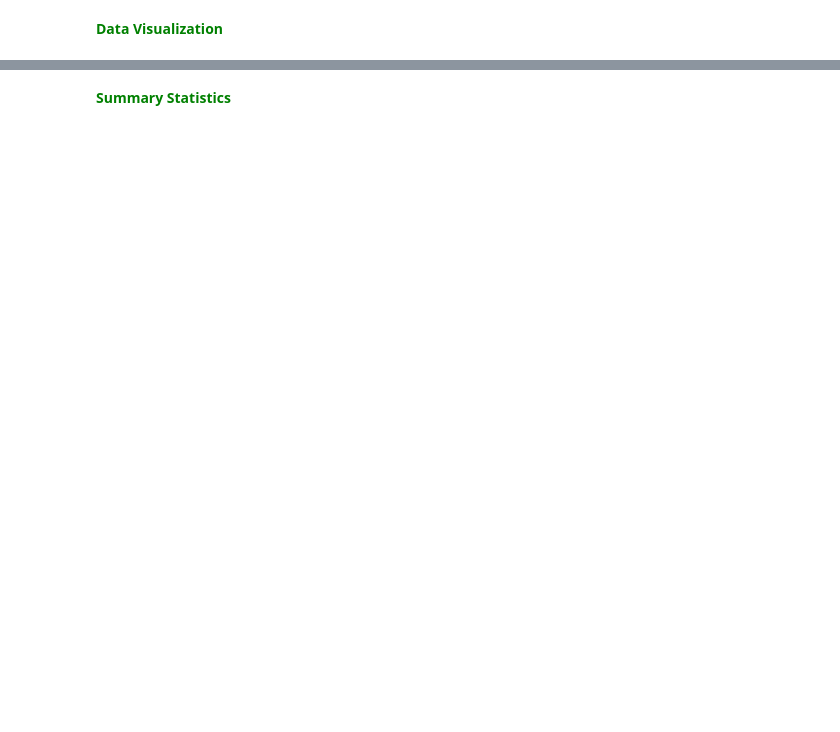
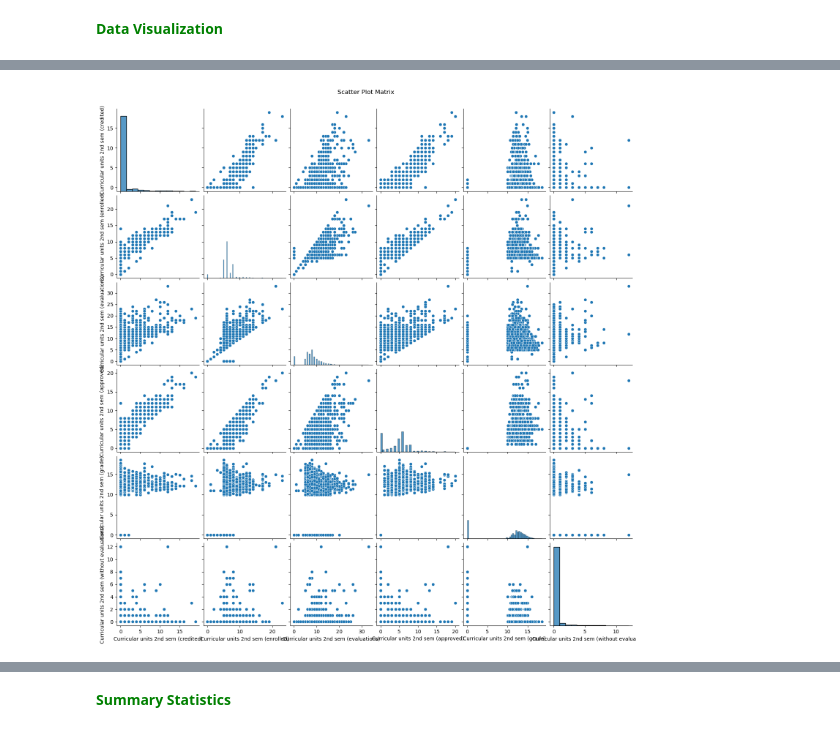
Before and after one commit to omar-kabeer/forecasting-academic-trajectories, a Jupyter notebook: notebooks/notebook.ipynb, the cells around one changed output, grey strips where cells are left out. Saved outputs shown, nothing was run; the diff lists cells and outputs as text; code cells hidden in the pictures; blank space fills up the shorter version.

```diff
--- a/notebooks/notebook.ipynb
+++ b/notebooks/notebook.ipynb
@@ -822,3 +795,18 @@ plt.show()
+# %%
+# Subset the DataFrame to include only 2nd sem Curricular units
+df_2nd_sem = df[['Curricular units 2nd sem (credited)',
+       'Curricular units 2nd sem (enrolled)',
+       'Curricular units 2nd sem (evaluations)',
+       'Curricular units 2nd sem (approved)',
+       'Curricular units 2nd sem (grade)',
+       'Curricular units 2nd sem (without evaluations)']]
+
+# Create the Scatter Plot Matrix
+sns.pairplot(df_2nd_sem)
+plt.suptitle('Scatter Plot Matrix', y=1.02)
+plt.show()
+# %% [output]
+[figure, added]
 # %%
 # Grouping the data by 'Course' and 'Target' and getting the count
 grouped = df.groupby(['Course', 'Target']).size().unstack()
```
Also changed, not shown: parts of 18 cells of this notebook.
